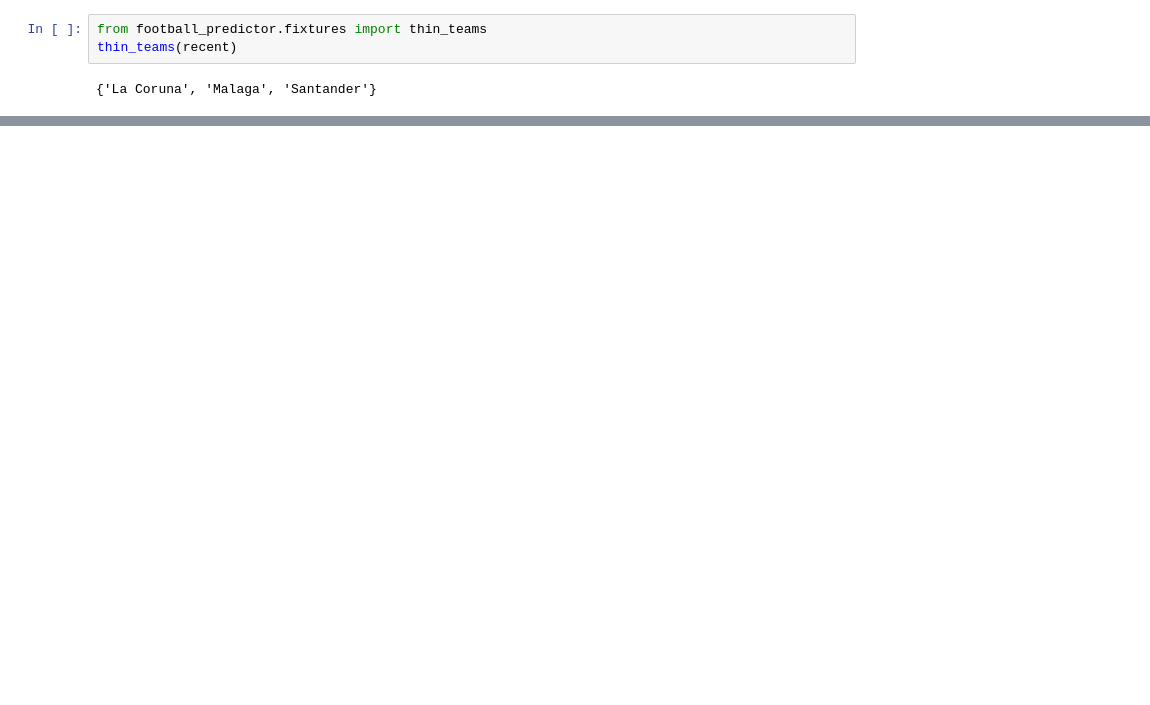
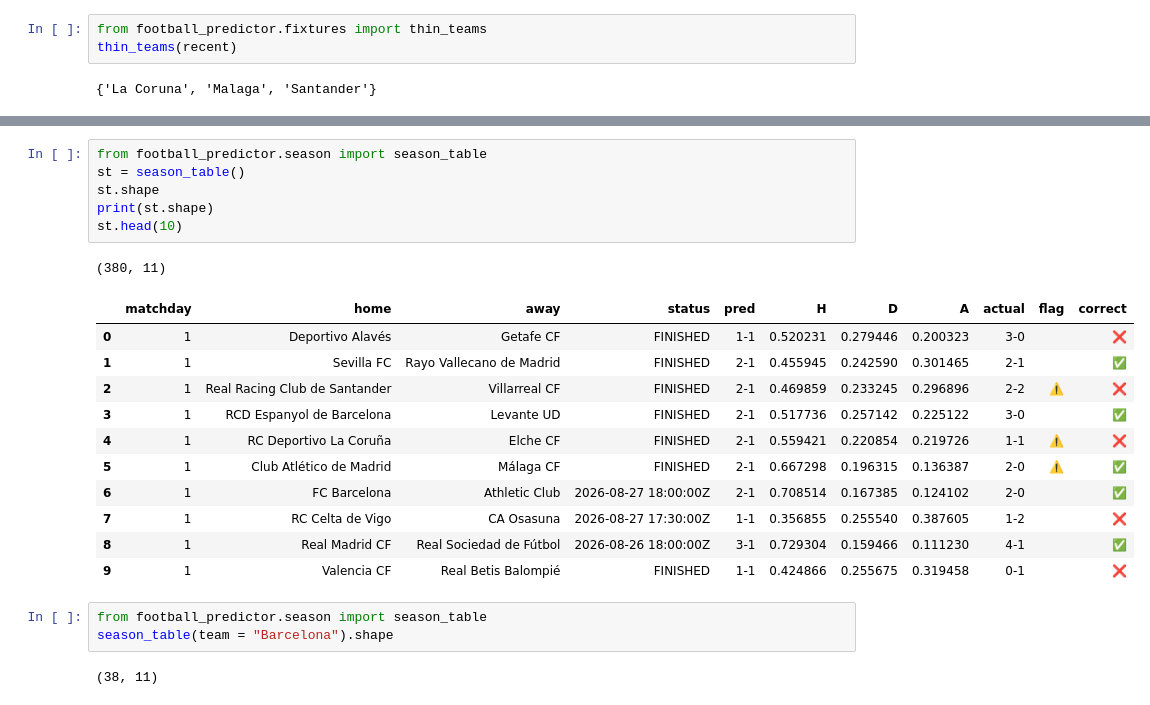
Before and after one commit to alexander-kiss1/Football-Analyzer, a Jupyter notebook: notebooks/explore.ipynb, the cells around one changed output, grey strips where cells are left out. Drawn from its saved outputs; the diff is of its cells as text; blank space fills up the shorter version.

```diff
--- a/notebooks/explore.ipynb
+++ b/notebooks/explore.ipynb
@@ -749,0 +782,24 @@ fm.shape, fm.head()
+# %%
+from football_predictor.season import season_table
+st = season_table()
+st.shape
+print(st.shape)
+st.head(10)
+# %% [output]
+(380, 11)
+|  | matchday | home | away | status | pred | H | D | A | actual | flag | correct |
+| 0 | 1 | Deportivo Alavés | Getafe CF | FINISHED | 1-1 | 0.520231 | 0.279446 | 0.200323 | 3-0 |  | ❌ |
+| 1 | 1 | Sevilla FC | Rayo Vallecano de Madrid | FINISHED | 2-1 | 0.455945 | 0.242590 | 0.301465 | 2-1 |  | ✅ |
+| 2 | 1 | Real Racing Club de Santander | Villarreal CF | FINISHED | 2-1 | 0.469859 | 0.233245 | 0.296896 | 2-2 | ⚠️ | ❌ |
+| 3 | 1 | RCD Espanyol de Barcelona | Levante UD | FINISHED | 2-1 | 0.517736 | 0.257142 | 0.225122 | 3-0 |  | ✅ |
+| 4 | 1 | RC Deportivo La Coruña | Elche CF | FINISHED | 2-1 | 0.559421 | 0.220854 | 0.219726 | 1-1 | ⚠️ | ❌ |
+| 5 | 1 | Club Atlético de Madrid | Málaga CF | FINISHED | 2-1 | 0.667298 | 0.196315 | 0.136387 | 2-0 | ⚠️ | ✅ |
+| 6 | 1 | FC Barcelona | Athletic Club | 2026-08-27 18:00:00Z | 2-1 | 0.708514 | 0.167385 | 0.124102 | 2-0 |  | ✅ |
+| 7 | 1 | RC Celta de Vigo | CA Osasuna | 2026-08-27 17:30:00Z | 1-1 | 0.356855 | 0.255540 | 0.387605 | 1-2 |  | ❌ |
+| 8 | 1 | Real Madrid CF | Real Sociedad de Fútbol | 2026-08-26 18:00:00Z | 3-1 | 0.729304 | 0.159466 | 0.111230 | 4-1 |  | ✅ |
+| 9 | 1 | Valencia CF | Real Betis Balompié | FINISHED | 1-1 | 0.424866 | 0.255675 | 0.319458 | 0-1 |  | ❌ |
+# %%
+from football_predictor.season import season_table
+season_table(team = "Barcelona").shape
+# %% [output]
+(38, 11)
```
Also changed, not shown: parts of 7 cells of this notebook, 3 other files.
